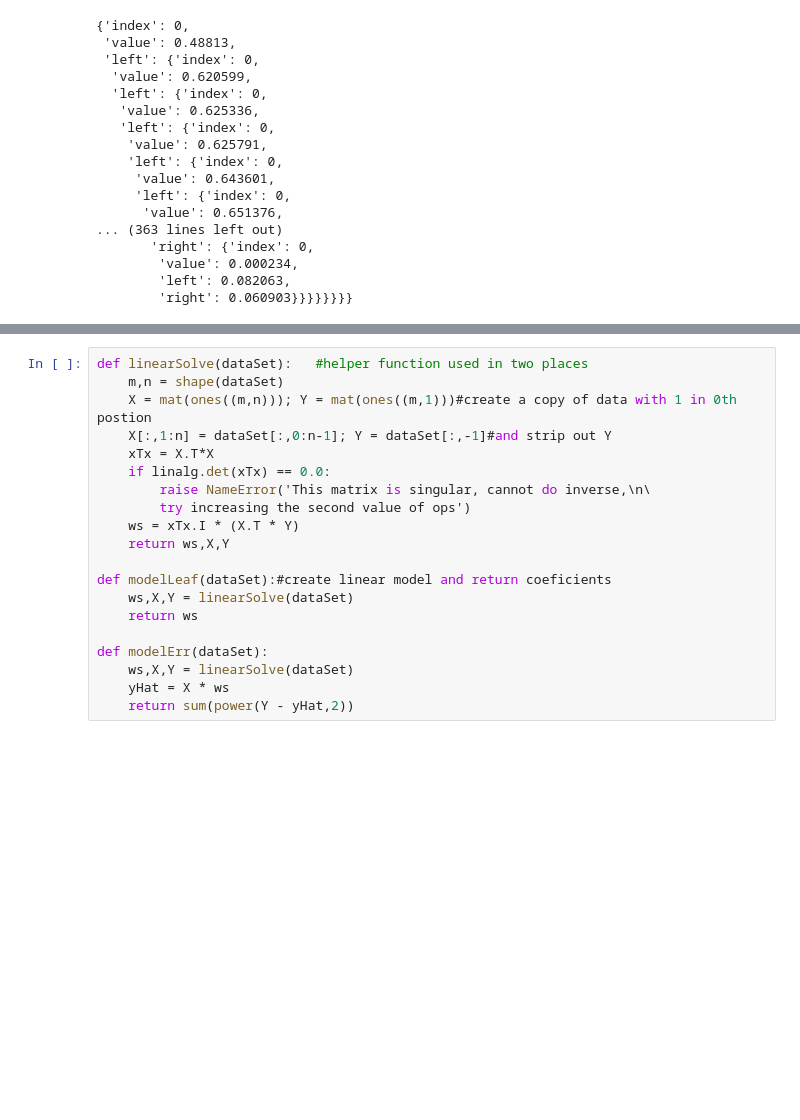
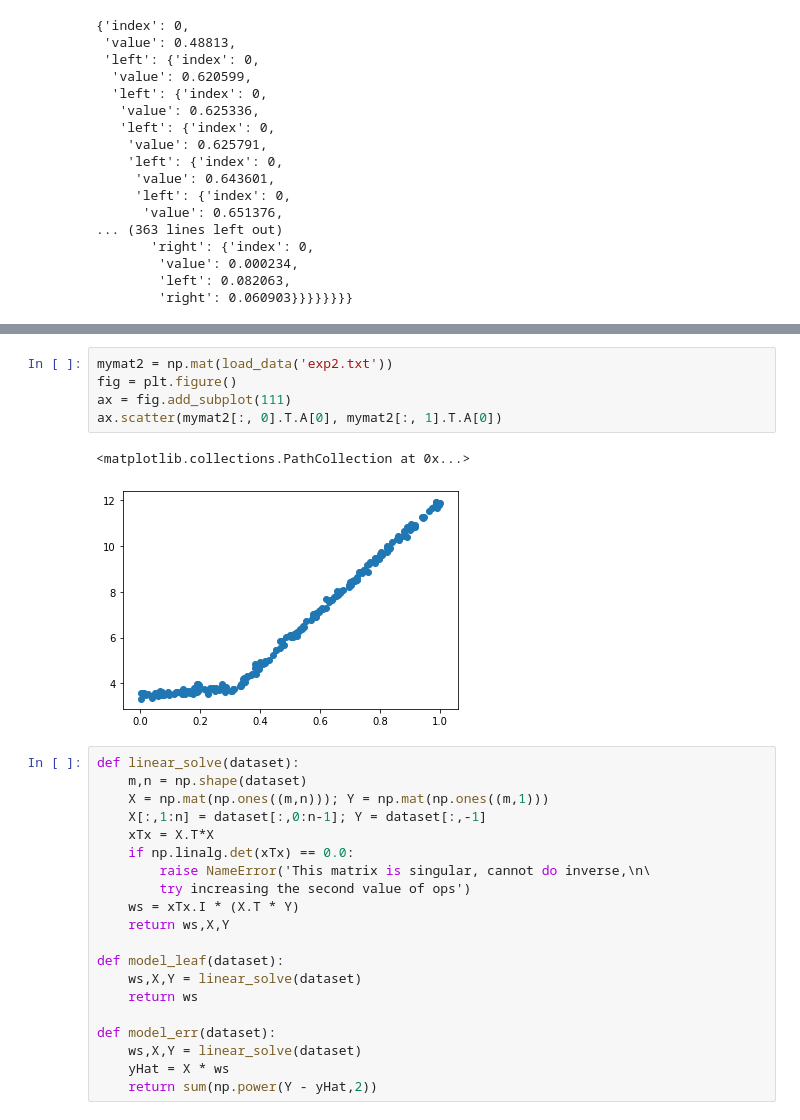
Before and after one commit to Dream-Fu/ML_In_Action, a Jupyter notebook: CART/CART.ipynb, the cells around one changed output, grey strips where cells are left out. Cells and saved outputs as stored; diff of their text form; blank space fills up the shorter version.

```diff
--- a/CART/CART.ipynb
+++ b/CART/CART.ipynb
@@ -248,20 +252,28 @@ merging
+# %%
+mymat2 = np.mat(load_data('exp2.txt'))
+fig = plt.figure()
+ax = fig.add_subplot(111)
+ax.scatter(mymat2[:, 0].T.A[0], mymat2[:, 1].T.A[0])
+# %% [output]
+<matplotlib.collections.PathCollection at 0x...>
+[figure, added]
 # %%
-def linearSolve(dataSet):   #helper function used in two places
-    m,n = shape(dataSet)
-    X = mat(ones((m,n))); Y = mat(ones((m,1)))#create a copy of data with 1 in 0th postion
-    X[:,1:n] = dataSet[:,0:n-1]; Y = dataSet[:,-1]#and strip out Y
+def linear_solve(dataset):
+    m,n = np.shape(dataset)
+    X = np.mat(np.ones((m,n))); Y = np.mat(np.ones((m,1)))
+    X[:,1:n] = dataset[:,0:n-1]; Y = dataset[:,-1]
     xTx = X.T*X
-    if linalg.det(xTx) == 0.0:
+    if np.linalg.det(xTx) == 0.0:
         raise NameError('This matrix is singular, cannot do inverse,\n\
         try increasing the second value of ops')
     ws = xTx.I * (X.T * Y)
     return ws,X,Y
 
-def modelLeaf(dataSet):#create linear model and return coeficients
-    ws,X,Y = linearSolve(dataSet)
+def model_leaf(dataset):
+    ws,X,Y = linear_solve(dataset)
     return ws
 
-def modelErr(dataSet):
-    ws,X,Y = linearSolve(dataSet)
+def model_err(dataset):
+    ws,X,Y = linear_solve(dataset)
     yHat = X * ws
-    return sum(power(Y - yHat,2))
+    return sum(np.power(Y - yHat,2))
```
Also changed, not shown: parts of 13 cells of this notebook.
